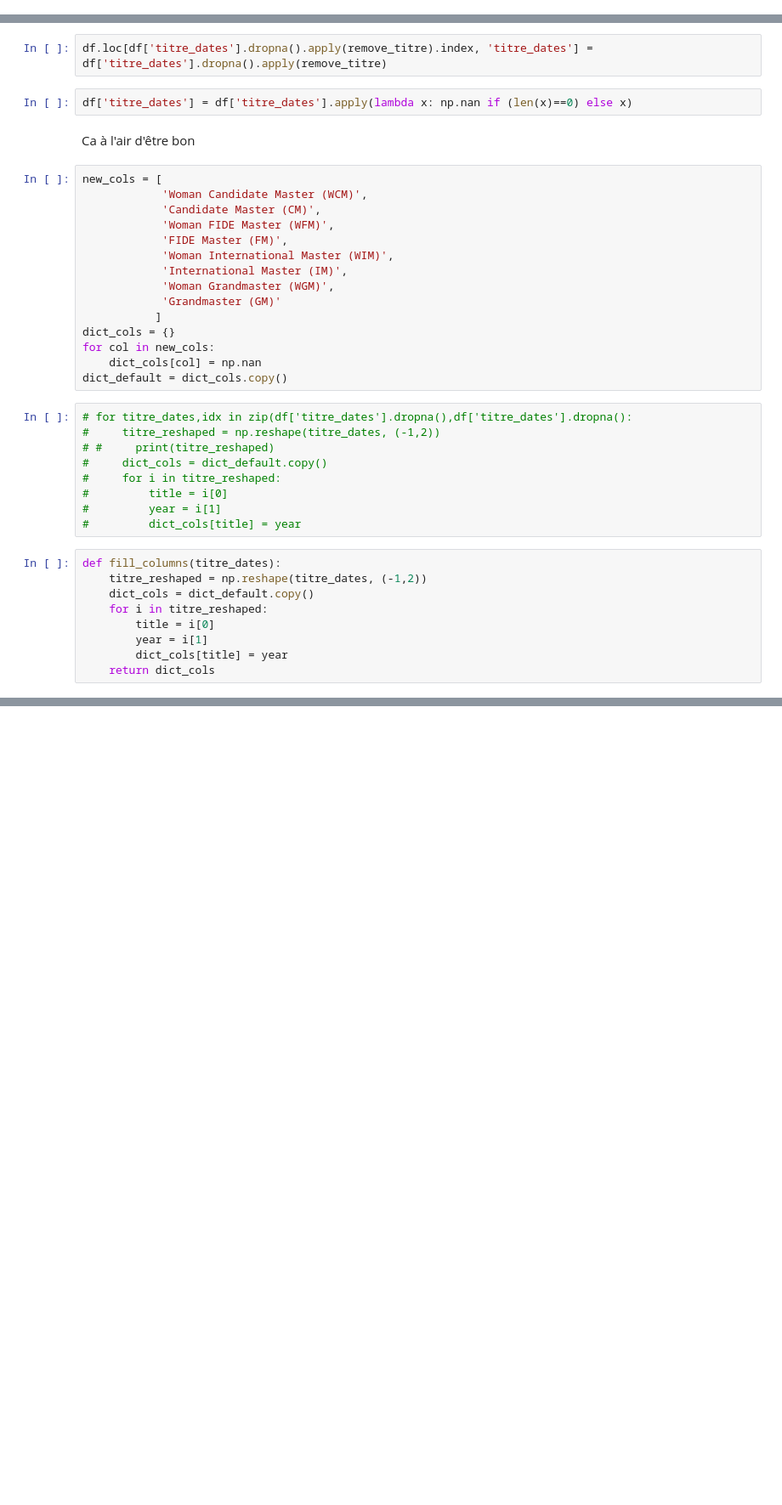
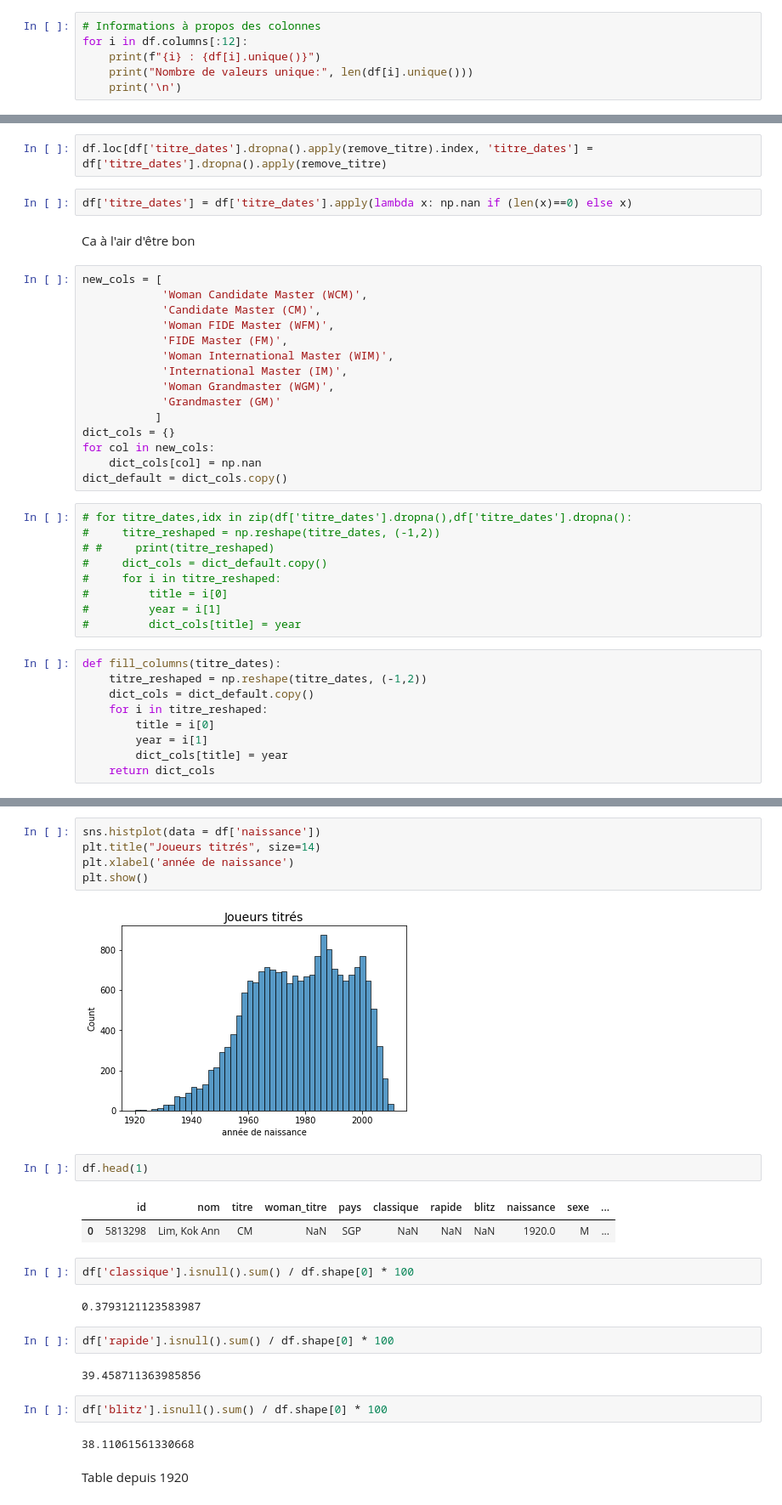
Before and after one commit to vinthara/chess, a Jupyter notebook: data_cleaning.ipynb, the cells around one changed output, grey strips where cells are left out. Shown: that part at 85% size. Drawn from its saved outputs; the diff is of its cells as text; blank space fills up the shorter version.

```diff
--- a/data_cleaning.ipynb
+++ b/data_cleaning.ipynb
@@ -15,0 +19,6 @@ df.head()
+# %%
+# Informations à propos des colonnes
+for i in df.columns[:12]:
+    print(f"{i} : {df[i].unique()}")
+    print("Nombre de valeurs unique:", len(df[i].unique()))
+    print('\n')
@@ -194,0 +314,26 @@ for i in dict_tofill.index:
+# %%
+sns.histplot(data = df['naissance'])
+plt.title("Joueurs titrés", size=14)
+plt.xlabel('année de naissance')
+plt.show()
+# %% [output]
+[figure, added]
+# %%
+df.head(1)
+# %% [output]
+|  | id | nom | titre | woman_titre | pays | classique | rapide | blitz | naissance | sexe | ... |
+| 0 | 5813298 | Lim, Kok Ann | CM | NaN | SGP | NaN | NaN | NaN | 1920.0 | M | ... |
+# %%
+df['classique'].isnull().sum() / df.shape[0] * 100
+# %% [output]
+0.3793121123583987
+# %%
+df['rapide'].isnull().sum() / df.shape[0] * 100
+# %% [output]
+39.458711363985856
+# %%
+df['blitz'].isnull().sum() / df.shape[0] * 100
+# %% [output]
+38.11061561330668
+# %% [markdown]
+Table depuis 1920
```
Also changed, not shown: parts of 37 cells of this notebook, 1 other file.
